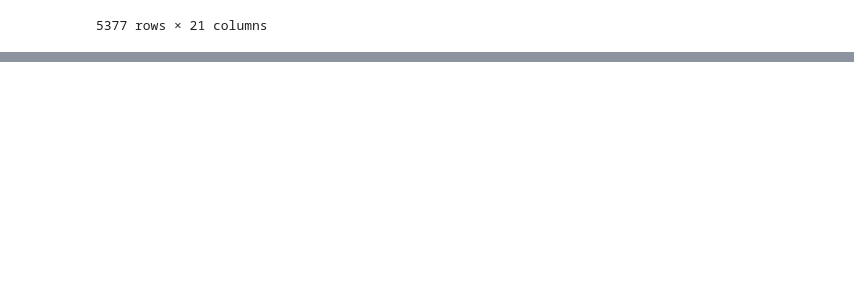
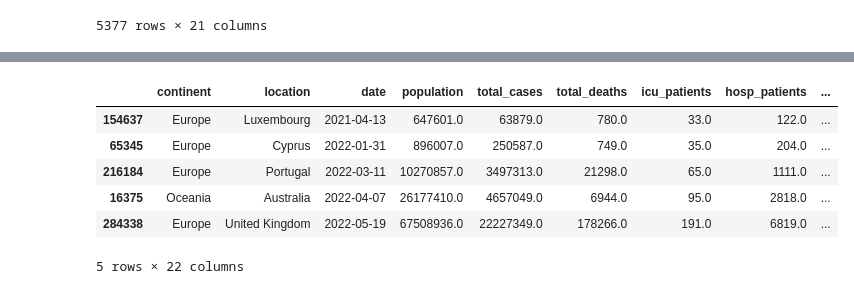
Before and after one commit to Murtatha381/Project-3, a Jupyter notebook: jupyter_database.ipynb, the cells around one changed output, grey strips where cells are left out. Drawn from its saved outputs; the diff is of its cells as text; code cells hidden in the pictures; blank space fills up the shorter version.

```diff
--- a/jupyter_database.ipynb
+++ b/jupyter_database.ipynb
@@ -40,0 +81,12 @@ filies_df
+# %%
+# make a new file called total_cases_per_population that gives the ratio of total cases to the overall population
+Countries_df['total_cases_per_population'] = Countries_df['total_cases'] / Countries_df['population']
+Countries_df.head()
+# %% [output]
+|  | continent | location | date | population | total_cases | total_deaths | icu_patients | hosp_patients | ... |
+| 154637 | Europe | Luxembourg | 2021-04-13 | 647601.0 | 63879.0 | 780.0 | 33.0 | 122.0 | ... |
+| 65345 | Europe | Cyprus | 2022-01-31 | 896007.0 | 250587.0 | 749.0 | 35.0 | 204.0 | ... |
+| 216184 | Europe | Portugal | 2022-03-11 | 10270857.0 | 3497313.0 | 21298.0 | 65.0 | 1111.0 | ... |
+| 16375 | Oceania | Australia | 2022-04-07 | 26177410.0 | 4657049.0 | 6944.0 | 95.0 | 2818.0 | ... |
+| 284338 | Europe | United Kingdom | 2022-05-19 | 67508936.0 | 22227349.0 | 178266.0 | 191.0 | 6819.0 | ... |
+5 rows × 22 columns
```
Also changed, not shown: parts of 11 cells of this notebook.
